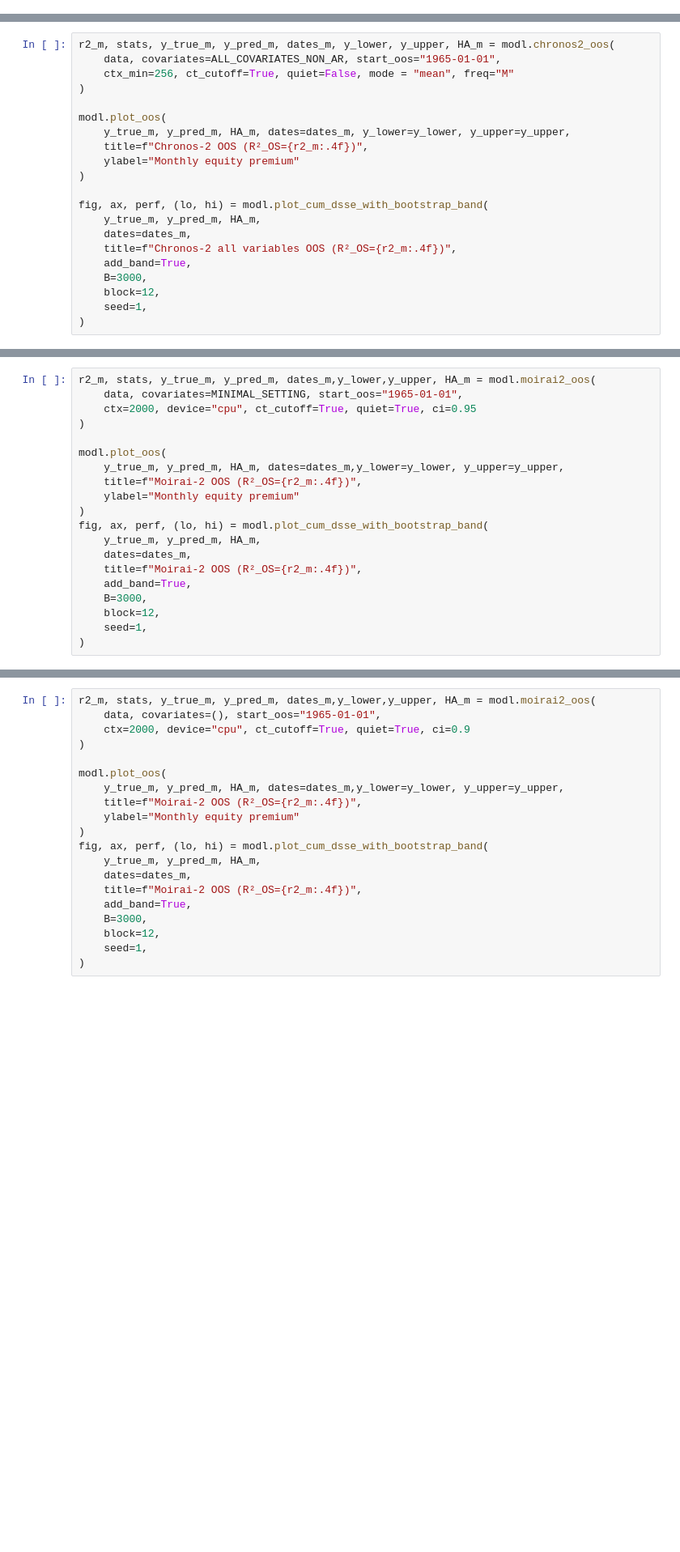
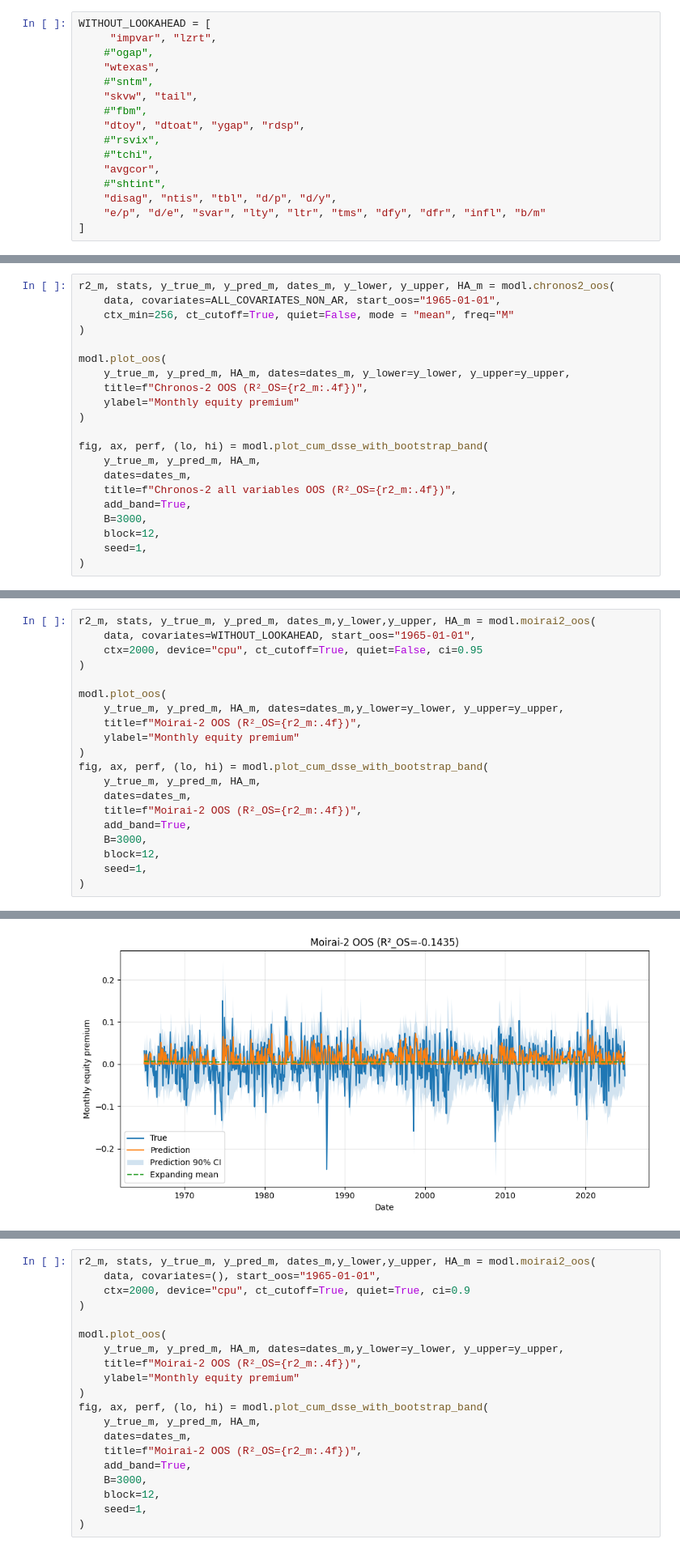
Before and after one commit to KiliTili/Masterarbeit, a Jupyter notebook: Notebooks/Benchmark/modelling_regression.ipynb, the cells around one changed output, grey strips where cells are left out. Shown at 81% size. Drawn from its saved outputs; the diff is of its cells as text; blank space fills up the shorter version.

```diff
--- a/Notebooks/Benchmark/modelling_regression.ipynb
+++ b/Notebooks/Benchmark/modelling_regression.ipynb
@@ -232,0 +206,16 @@ Stats WCT: {'mean': -0.026157560743100525, 'std': 0.017754290569910923, 'lower':
+# %%
+WITHOUT_LOOKAHEAD = [
+     "impvar", "lzrt",
+    #"ogap",
+    "wtexas",
+    #"sntm",
+    "skvw", "tail",
+    #"fbm",
+    "dtoy", "dtoat", "ygap", "rdsp",
+    #"rsvix",
+    #"tchi",
+    "avgcor",
+    #"shtint",
+    "disag", "ntis", "tbl", "d/p", "d/y",
+    "e/p", "d/e", "svar", "lty", "ltr", "tms", "dfy", "dfr", "infl", "b/m"
+]
@@ -602,7 +479,7 @@ Stats WCT: {'mean': -0.028709196386056065, 'std': 0.013891835180387592, 'lower':
 # %%
 r2_m, stats, y_true_m, y_pred_m, dates_m,y_lower,y_upper, HA_m = modl.moirai2_oos(
-    data, covariates=MINIMAL_SETTING, start_oos="1965-01-01",
-    ctx=2000, device="cpu", ct_cutoff=True, quiet=True, ci=0.95
+    data, covariates=WITHOUT_LOOKAHEAD, start_oos="1965-01-01",
+    ctx=2000, device="cpu", ct_cutoff=True, quiet=False, ci=0.95
 )
 
 modl.plot_oos(
@@ -623,0 +521 @@ KeyboardInterrupt:
+[figure, added]
```
Also changed, not shown: parts of 34 cells of this notebook, 2 other files.
